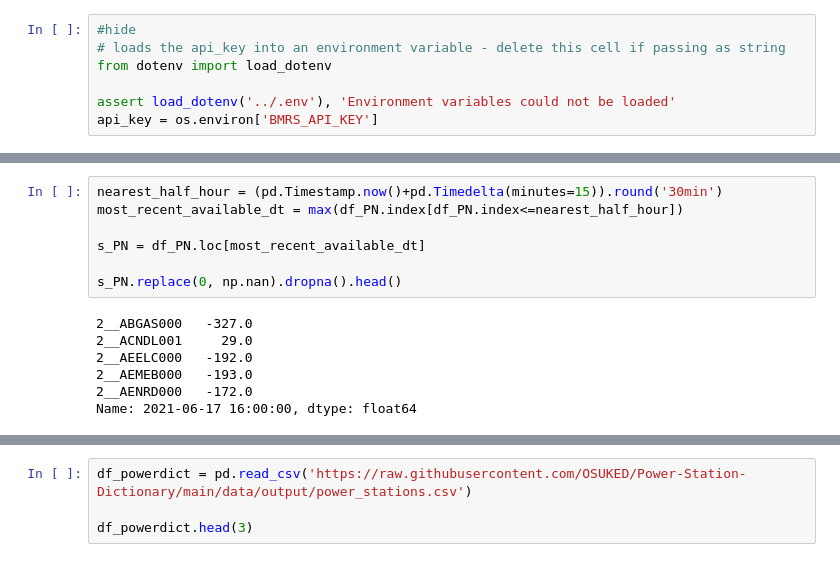
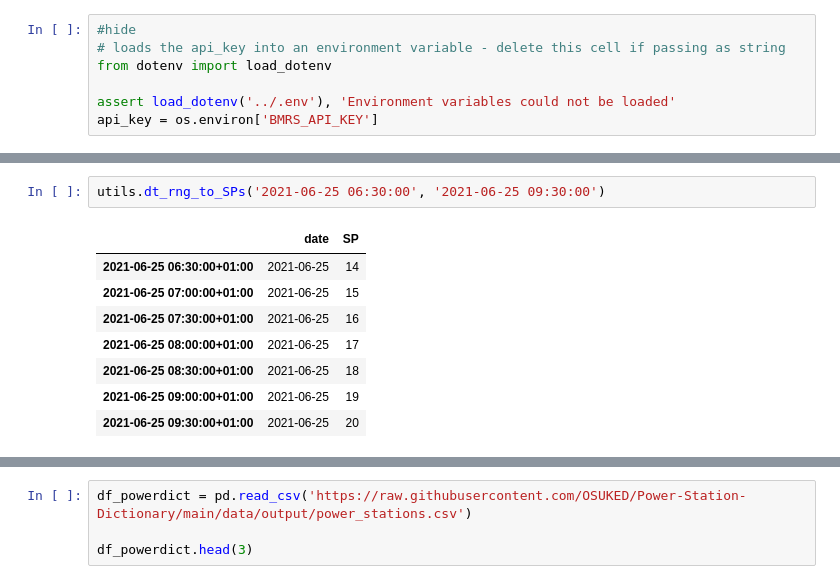
Before and after one commit to OSUKED/ElexonDataPortal, a Jupyter notebook: nbs/09-map-gen.ipynb, the cells around one changed output, grey strips where cells are left out. Cells and saved outputs as stored; diff of their text form.

```diff
--- a/nbs/09-map-gen.ipynb
+++ b/nbs/09-map-gen.ipynb
@@ -86,14 +94,11 @@ df_PN.index.min(), df_PN.index.max()
-# %%
-nearest_half_hour = (pd.Timestamp.now()+pd.Timedelta(minutes=15)).round('30min')
-most_recent_available_dt = max(df_PN.index[df_PN.index<=nearest_half_hour])
-
-s_PN = df_PN.loc[most_recent_available_dt]
-
-s_PN.replace(0, np.nan).dropna().head()
-# %% [output]
-2__ABGAS000   -327.0
-2__ACNDL001     29.0
-2__AEELC000   -192.0
-2__AEMEB000   -193.0
-2__AENRD000   -172.0
-Name: 2021-06-17 16:00:00, dtype: float64
+# %%
+utils.dt_rng_to_SPs('2021-06-25 06:30:00', '2021-06-25 09:30:00')
+# %% [output]
+|  | date | SP |
+| 2021-06-25 06:30:00+01:00 | 2021-06-25 | 14 |
+| 2021-06-25 07:00:00+01:00 | 2021-06-25 | 15 |
+| 2021-06-25 07:30:00+01:00 | 2021-06-25 | 16 |
+| 2021-06-25 08:00:00+01:00 | 2021-06-25 | 17 |
+| 2021-06-25 08:30:00+01:00 | 2021-06-25 | 18 |
+| 2021-06-25 09:00:00+01:00 | 2021-06-25 | 19 |
+| 2021-06-25 09:30:00+01:00 | 2021-06-25 | 20 |
```
Also changed, not shown: parts of 24 cells of this notebook, 13 other files.
